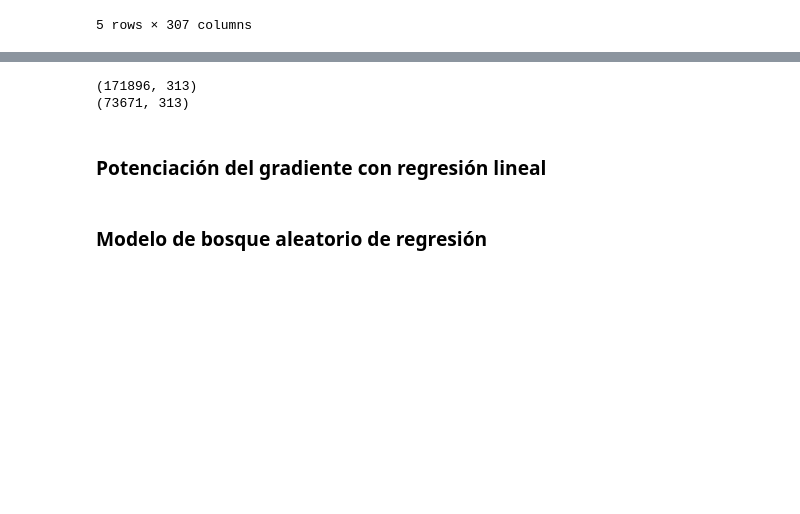
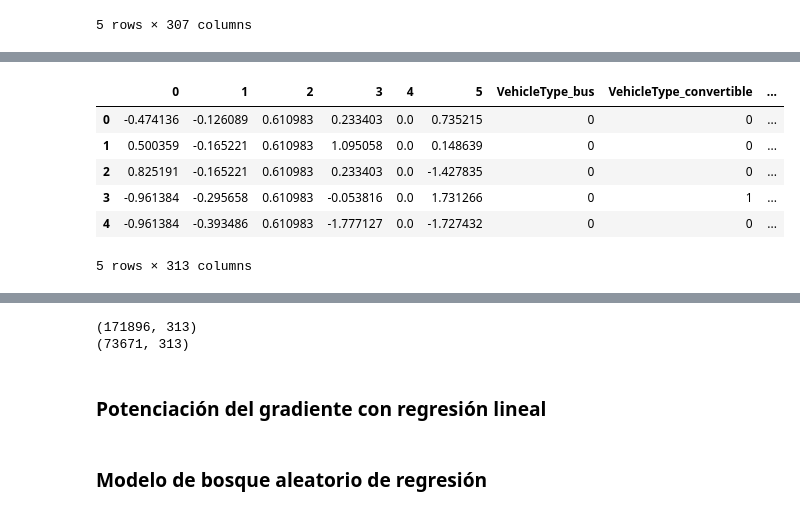
Before and after one commit to wh1tneyr/Rusty-Bargain, a Jupyter notebook: Rusty Bargain.ipynb, the cells around one changed output, grey strips where cells are left out. Saved outputs shown, nothing was run; the diff lists cells and outputs as text; code cells hidden in the pictures; blank space fills up the shorter version.

Commit message:
concatenando un dataframe con caracteristicas escaladas y coficicadas en conjuntos de entrenamiento y prueba para regresion lineal

```diff
--- a/Rusty Bargain.ipynb
+++ b/Rusty Bargain.ipynb
@@ -214,0 +191,17 @@ X_train_ohe_scaled
+# %%
+#escalar caracteristicas numericas
+X_train_scaled, X_test_scaled = scaler(X_train_lr, X_test_lr)
+# %%
+#concatenar carateristicas escaladas con caracteristicas codificadas en el conjunto de entrenamiento
+X_train_ohe_scaled = pd.concat([pd.DataFrame(X_train_scaled)] + [data_ohe_columns], axis=1).dropna()
+
+#visualizar df
+X_train_ohe_scaled.head()
+# %% [output]
+|  | 0 | 1 | 2 | 3 | 4 | 5 | VehicleType_bus | VehicleType_convertible | ... |
+| 0 | -0.474136 | -0.126089 | 0.610983 | 0.233403 | 0.0 | 0.735215 | 0 | 0 | ... |
+| 1 | 0.500359 | -0.165221 | 0.610983 | 1.095058 | 0.0 | 0.148639 | 0 | 0 | ... |
+| 2 | 0.825191 | -0.165221 | 0.610983 | 0.233403 | 0.0 | -1.427835 | 0 | 0 | ... |
+| 3 | -0.961384 | -0.295658 | 0.610983 | -0.053816 | 0.0 | 1.731266 | 0 | 1 | ... |
+| 4 | -0.961384 | -0.393486 | 0.610983 | -1.777127 | 0.0 | -1.727432 | 0 | 0 | ... |
+5 rows × 313 columns
```
Also changed, not shown: parts of 2 cells of this notebook.
